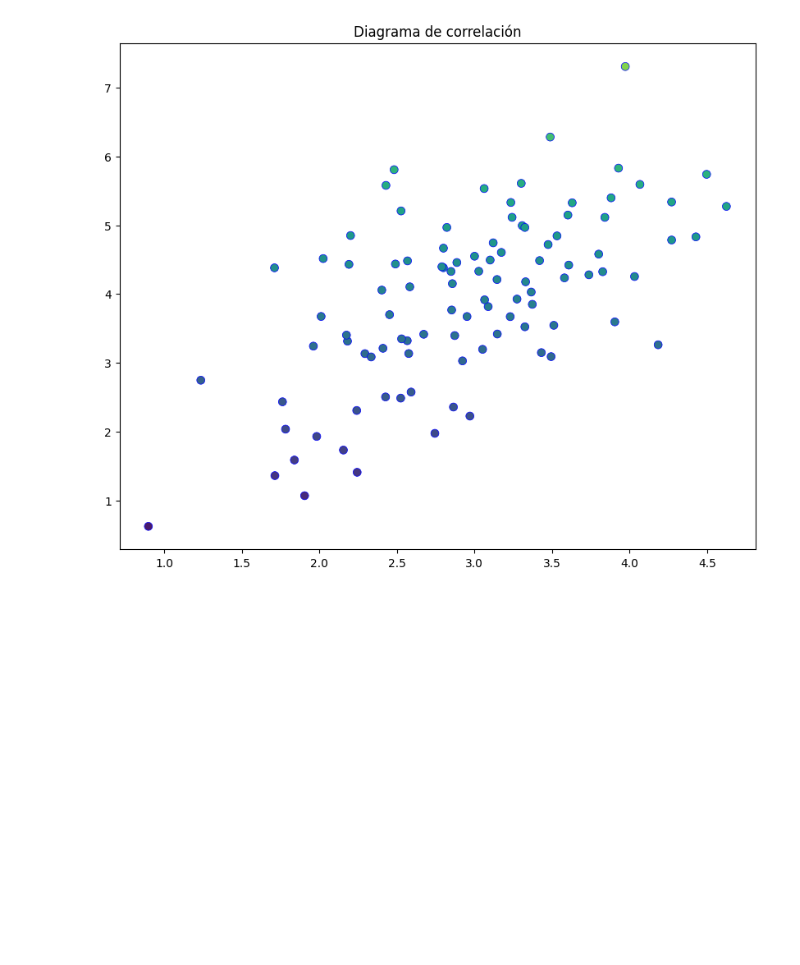
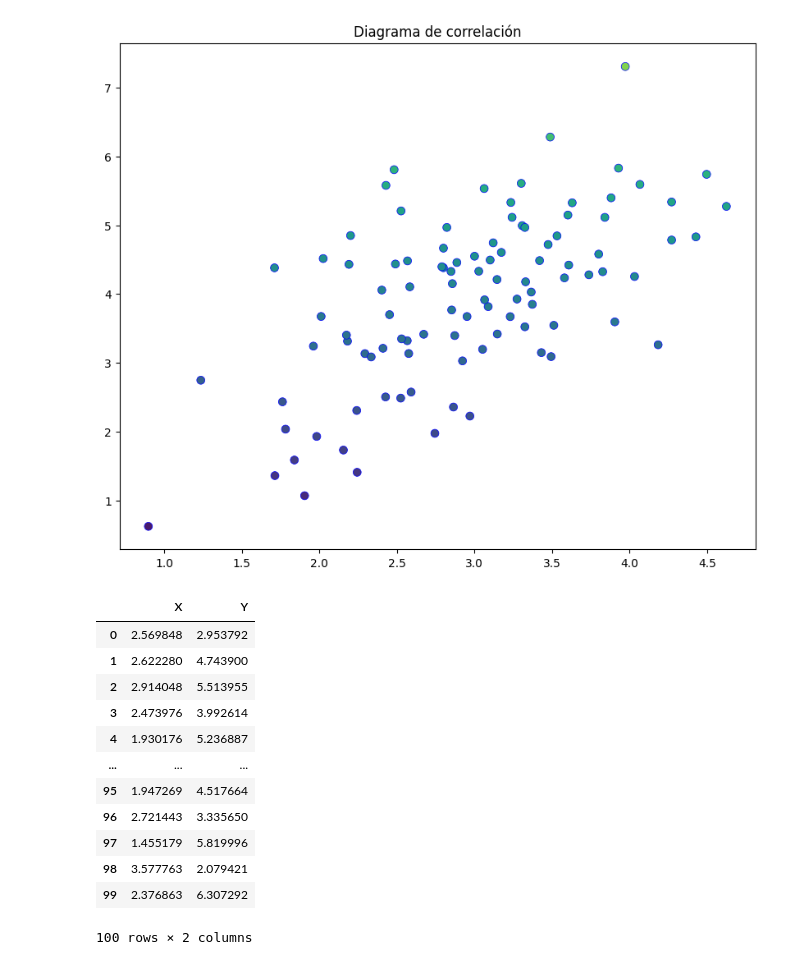
Before and after one commit to Enybyy/Data-Analyst, a Jupyter notebook: Estadistica/Inferencial/aprendizaje_supervisado.ipynb, the cells around one changed output. Drawn from its saved outputs; the diff is of its cells as text; code cells hidden in the pictures; blank space fills up the shorter version.

```diff
--- a/Estadistica/Inferencial/aprendizaje_supervisado.ipynb
+++ b/Estadistica/Inferencial/aprendizaje_supervisado.ipynb
@@ -50,3 +58,20 @@ plt.title("Diagrama de correlación")
 # %% [output]
 Text(0.5, 1.0, 'Diagrama de correlación')
 [figure]
+# %%
+df_2 = pd.read_csv("db/datos_correlacion_dos.txt")
+df_2
+# %% [output]
+|  | X | Y |
+| 0 | 2.569848 | 2.953792 |
+| 1 | 2.622280 | 4.743900 |
+| 2 | 2.914048 | 5.513955 |
+| 3 | 2.473976 | 3.992614 |
+| 4 | 1.930176 | 5.236887 |
+| ... | ... | ... |
+| 95 | 1.947269 | 4.517664 |
+| 96 | 2.721443 | 3.335650 |
+| 97 | 1.455179 | 5.819996 |
+| 98 | 3.577763 | 2.079421 |
+| 99 | 2.376863 | 6.307292 |
+100 rows × 2 columns
```
Also changed, not shown: parts of 6 cells of this notebook, 2 other files.
